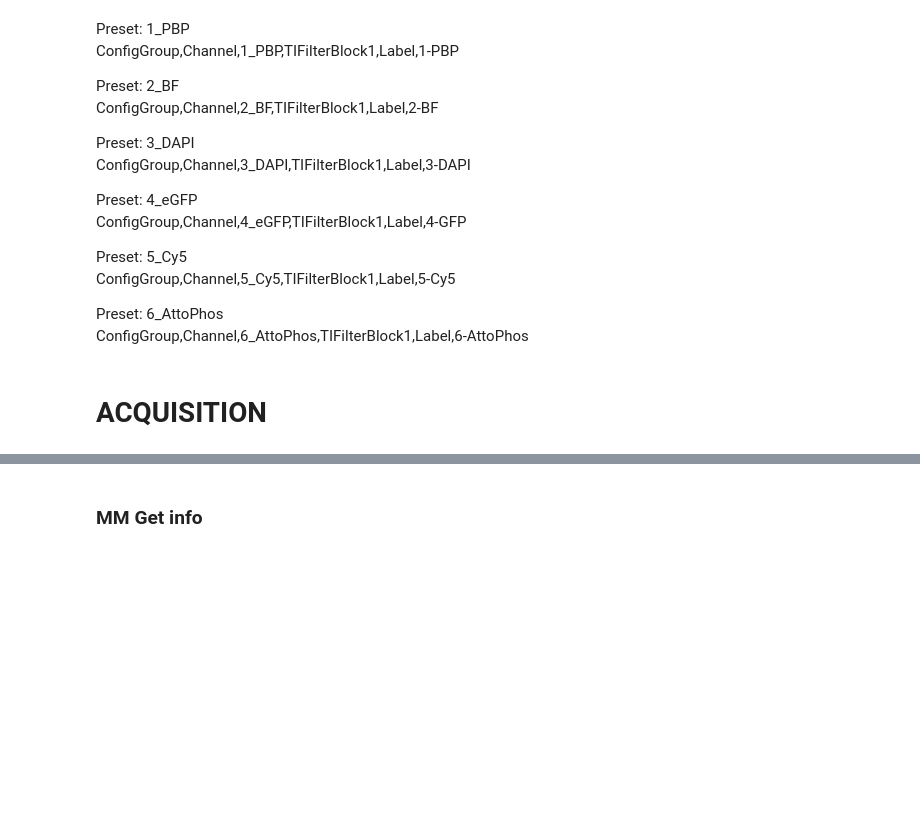
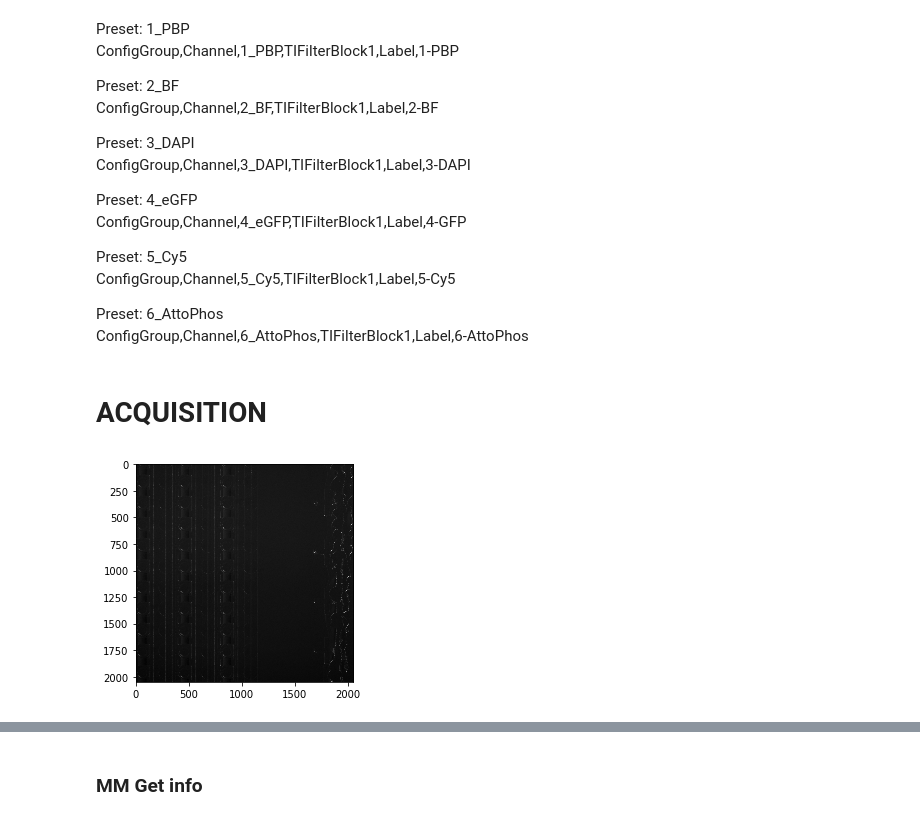
Before and after one commit to FordyceLab/AcqPack, a Jupyter notebook: ExperimentTemplate.ipynb, the cells around one changed output, grey strips where cells are left out. Drawn from its saved outputs; the diff is of its cells as text; code cells hidden in the pictures; blank space fills up the shorter version.

```diff
--- a/ExperimentTemplate.ipynb
+++ b/ExperimentTemplate.ipynb
@@ -85,6 +152,8 @@ core.setProperty(core.getCameraDevice(), "Exposure", 300)
 # %%
 core.snapImage()
 img = core.getImage()
 plt.imshow(img,cmap='gray')
 image = Image.fromarray(img)
-image.save('TESTIMAGE.tif')
+# image.save('TESTIMAGE.tif')
+# %% [output]
+[figure, added]
```
Also changed, not shown: parts of 22 cells of this notebook, 3 other files.
